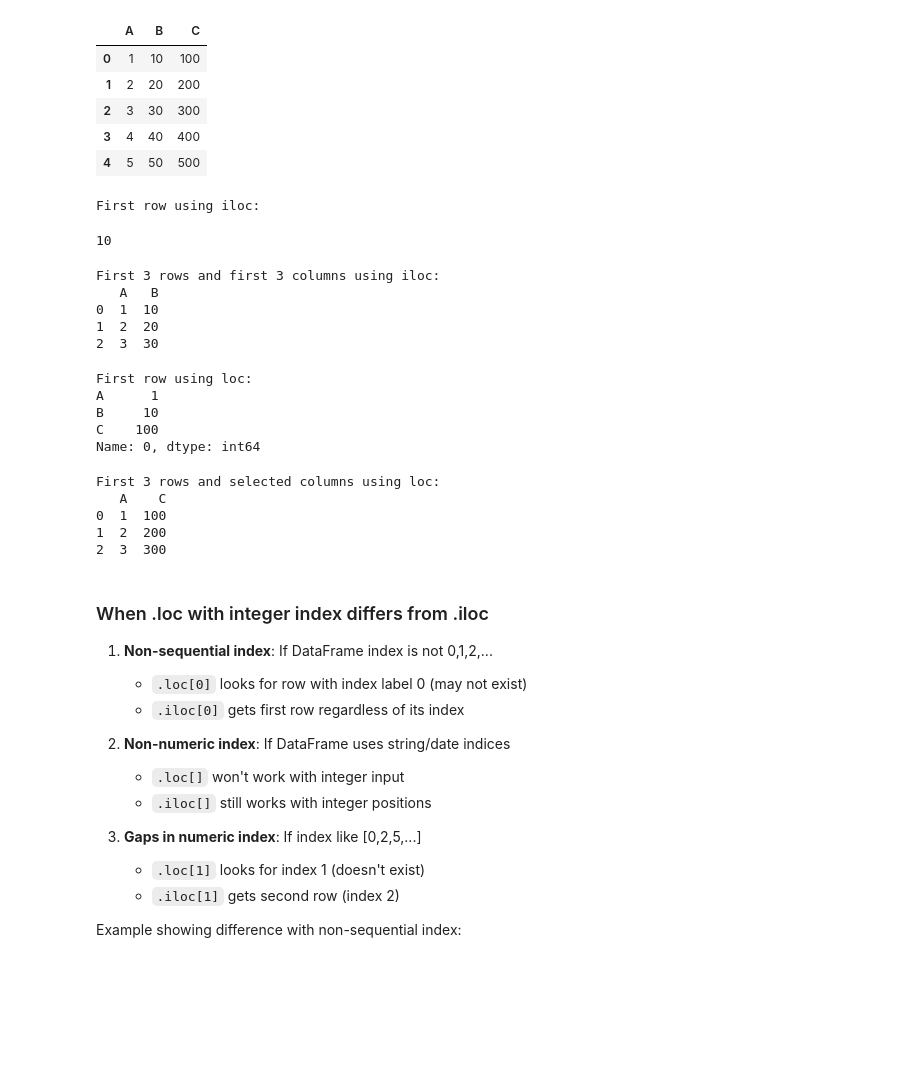
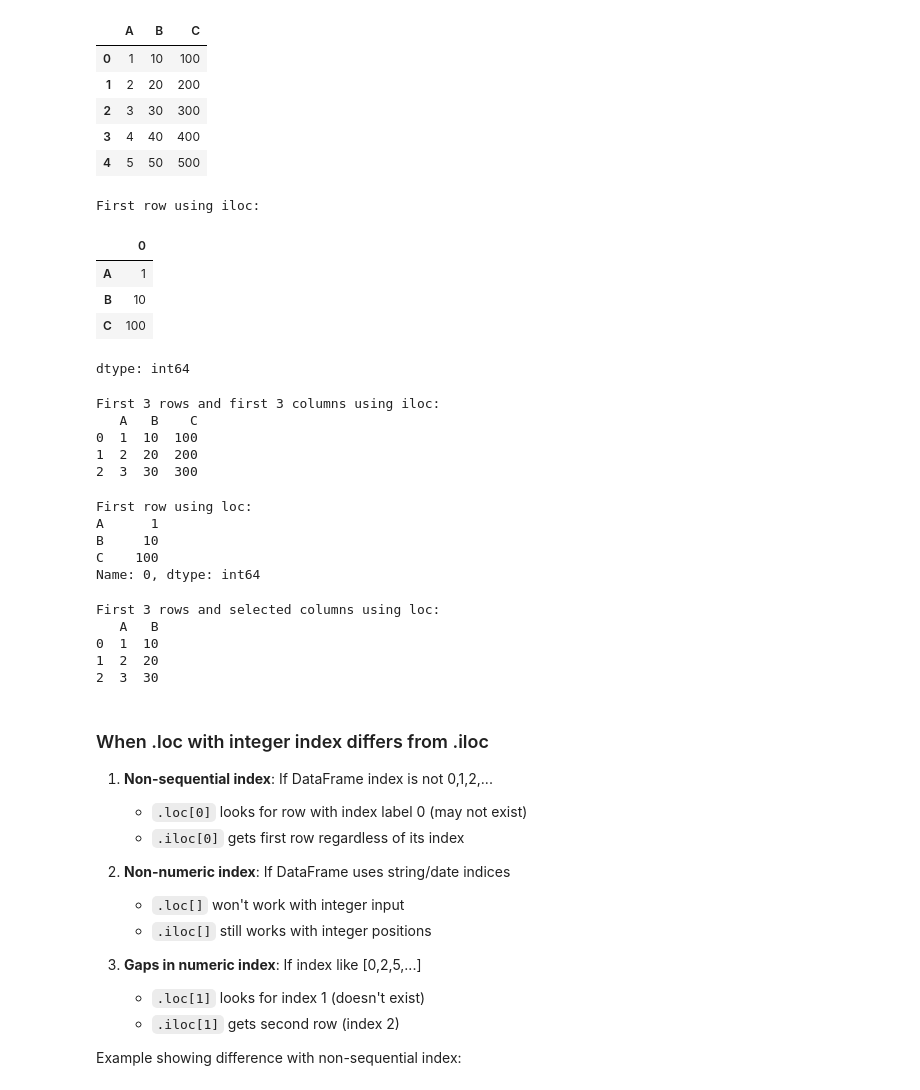
Before and after one commit to ambernguyen0222/BME3053C-Spring-2025, a Jupyter notebook: lessons-solved/05_Advanced_DataFrame_Operations_02_17_25.ipynb, the cells around one changed output. Drawn from its saved outputs; the diff is of its cells as text; code cells hidden in the pictures; blank space fills up the shorter version.

```diff
--- a/lessons-solved/05_Advanced_DataFrame_Operations_02_17_25.ipynb
+++ b/lessons-solved/05_Advanced_DataFrame_Operations_02_17_25.ipynb
@@ -67,21 +67,25 @@ df.head()
 # %%
 # Access first row using integer-based indexing
 print('\nFirst row using iloc:')
-df.iloc[0,1]
+df.iloc[0]
 # %% [output]
 First row using iloc:
+|  | 0 |
+| A | 1 |
+| B | 10 |
+| C | 100 |
-10
+dtype: int64
 # %%
 
 # Access first 3 rows and first 3 columns using iloc
 print('\nFirst 3 rows and first 3 columns using iloc:')
-print(df.iloc[0:3, 0:2])
+print(df.iloc[0:3, 0:3])
 # %% [output]
 First 3 rows and first 3 columns using iloc:
-   A   B
-0  1  10
-1  2  20
-2  3  30
+   A   B    C
+0  1  10  100
+1  2  20  200
+2  3  30  300
 # %%
 # Access first row using label-based indexing
 # Note: For this dataset, .loc[] with integer index acts similar to .iloc[]
@@ -98,13 +102,13 @@ Name: 0, dtype: int64
 # %%
 # Access first 3 rows and specific columns using loc
 print('\nFirst 3 rows and selected columns using loc:')
-print(df.loc[0:2, ['A', 'C']])
+print(df.loc[0:2, ['A', 'B']])
 # %% [output]
 First 3 rows and selected columns using loc:
-   A    C
-0  1  100
-1  2  200
-2  3  300
+   A   B
+0  1  10
+1  2  20
+2  3  30
 # %% [markdown]
 ### When .loc with integer index differs from .iloc
 
```
Also changed, not shown: parts of 16 cells of this notebook.
